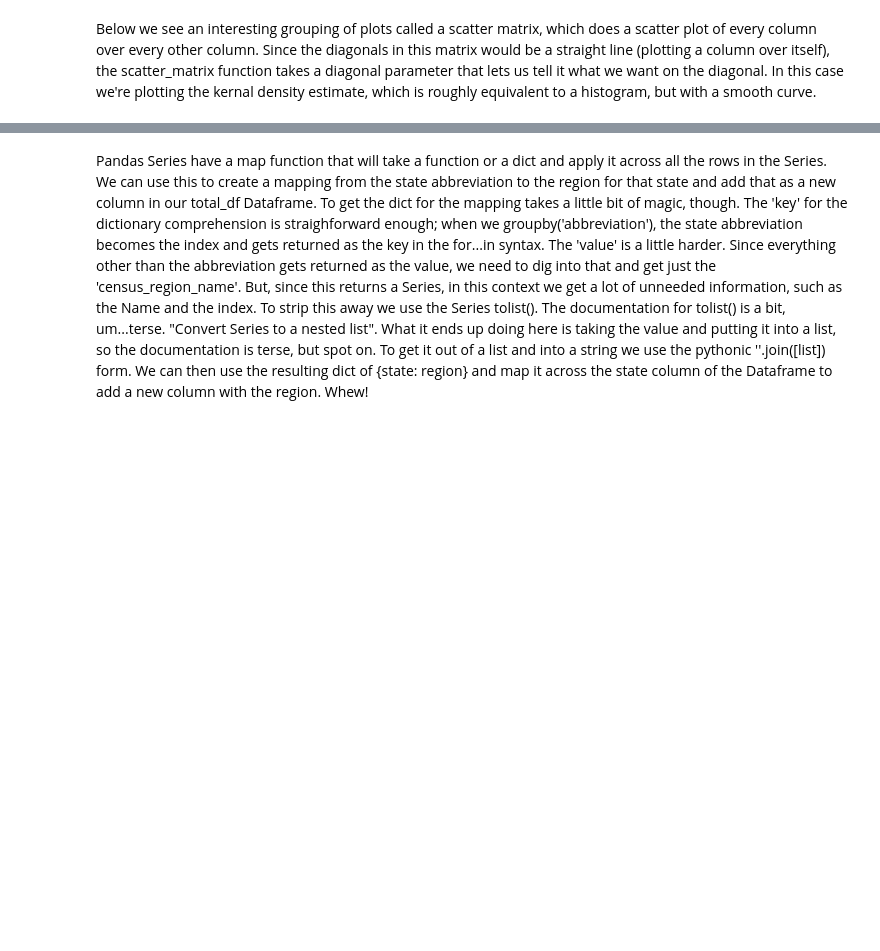
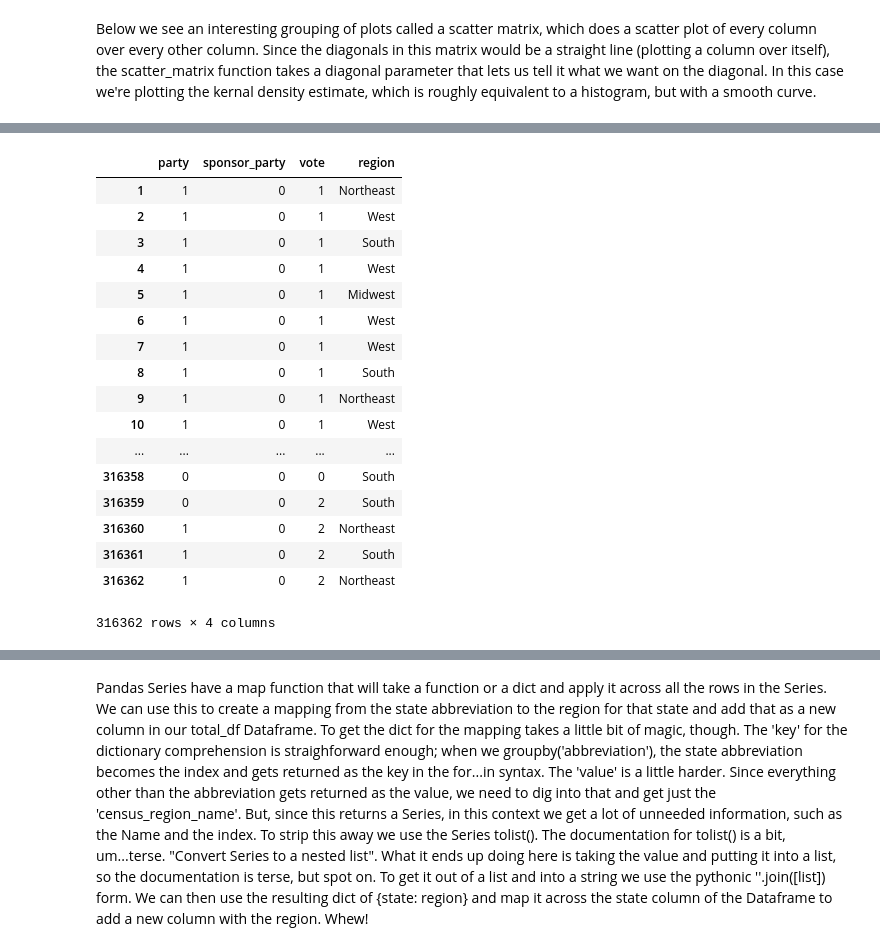
Before and after one commit to gignosko/PyOhio, a Jupyter notebook: PyOhio.ipynb, the cells around one changed output, grey strips where cells are left out. Cells and saved outputs as stored; diff of their text form; code cells hidden in the pictures; blank space fills up the shorter version.

```diff
--- a/PyOhio.ipynb
+++ b/PyOhio.ipynb
@@ -35,8 +35,8 @@ These are the imports. You can put them all at the top like this, or you can sca
 The READ.me will give some background on this data set, where it came from and why. For now, let's start playing with data!
 # %%
 # you will need to change these paths to fit your directory structure
-current_leg_df = pd.read_csv('/Users/daddy/congress/bills/legislators-current.csv')
-historic_leg_df = pd.read_csv('/Users/daddy/congress/bills/legislators-historic.csv')
+current_leg_df = pd.read_csv('/Users/gignosko/congress/bills/legislators-current.csv')
+historic_leg_df = pd.read_csv('/Users/gignosko/congress/bills/legislators-historic.csv')
 pd.options.display.max_columns = 50
 # %% [markdown]
 Pandas is a great tool for manipulating and analyzing your data. The main data type in the pandas library is the Dataframe, a 2D structure of rows and columns, like a spreadsheet but...fun.
@@ -66,6 +100,6 @@ The value_counts() function returns a count of all the unique values in the part
 pandas can also read from a variety of file types, including json. But, there are some catches.
 # %%
 #you will need to change this path to fit your directory structure
-loc = r'/Users/daddy/congress/bills/votes/2013/h10/data.json'
+loc = r'/Users/gignosko/congress/bills/votes/2013/h10/data.json'
 single_vote_df = pd.read_json(loc)
 single_vote_df
@@ -279,0 +758,24 @@ state_df
+# %%
+region_dict = {k: ''.join(v["census_region_name"].tolist()) for k,v in state_df.groupby("abbreviation")}
+region_dict
+final_df['region'] = total_df['state'].map(region_dict)
+final_df
+# %% [output]
+|  | party | sponsor_party | vote | region |
+| 1 | 1 | 0 | 1 | Northeast |
+| 2 | 1 | 0 | 1 | West |
+| 3 | 1 | 0 | 1 | South |
+| 4 | 1 | 0 | 1 | West |
+| 5 | 1 | 0 | 1 | Midwest |
+| 6 | 1 | 0 | 1 | West |
+| 7 | 1 | 0 | 1 | West |
+| 8 | 1 | 0 | 1 | South |
+| 9 | 1 | 0 | 1 | Northeast |
+| 10 | 1 | 0 | 1 | West |
+| ... | ... | ... | ... | ... |
+| 316358 | 0 | 0 | 0 | South |
+| 316359 | 0 | 0 | 2 | South |
+| 316360 | 1 | 0 | 2 | Northeast |
+| 316361 | 1 | 0 | 2 | South |
+| 316362 | 1 | 0 | 2 | Northeast |
+316362 rows × 4 columns
```
Also changed, not shown: parts of 75 cells of this notebook, 6 other files.
